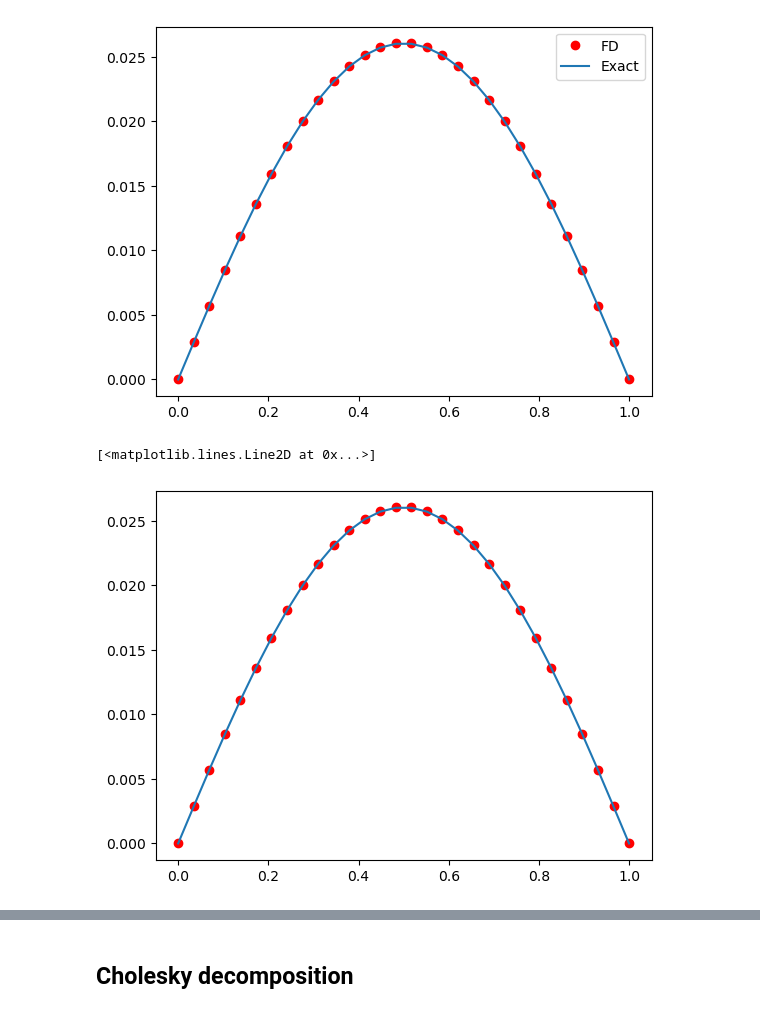
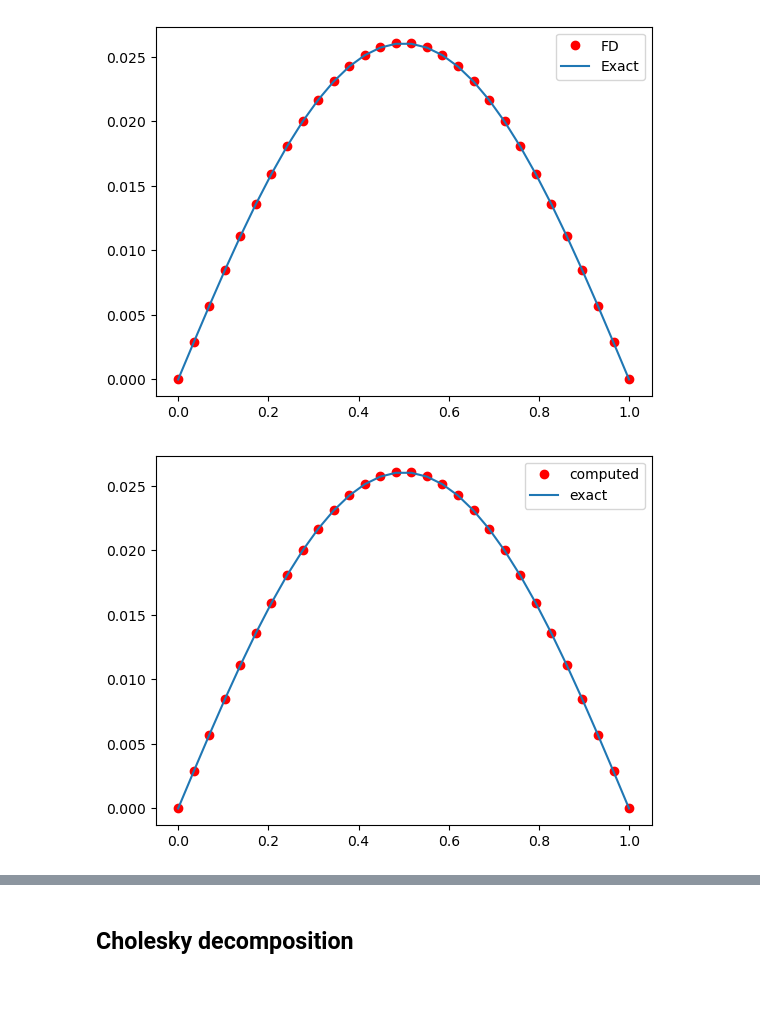
Before and after one commit to arielsboiardi/numerical_analysis_2024-2025, a Jupyter notebook: material/20241030-AB-Es_Direct_methods.ipynb, the cells around one changed output, grey strips where cells are left out. Cells and saved outputs as stored; diff of their text form; code cells hidden in the pictures.

```diff
--- a/material/20241030-AB-Es_Direct_methods.ipynb
+++ b/material/20241030-AB-Es_Direct_methods.ipynb
@@ -227,15 +275,15 @@ legend()
 # %%
 # LU factorization to solve the system
 
 L, U = LU(A)
 w = L_solve(L,f)
 u = U_solve(U,w)
 
 plot(x,u,'ro',label='computed')
 plot(x,u_ex,label='exact')
+_=legend()
 # %% [output]
-[<matplotlib.lines.Line2D at 0x...>]
-[figure, old version]
+[figure, new version]
 # %%
 # try to compute the solution u for difference forcing term and compare with the
 # exact solution without recomputing the LU decompostion
```
Also changed, not shown: parts of 22 cells of this notebook.
